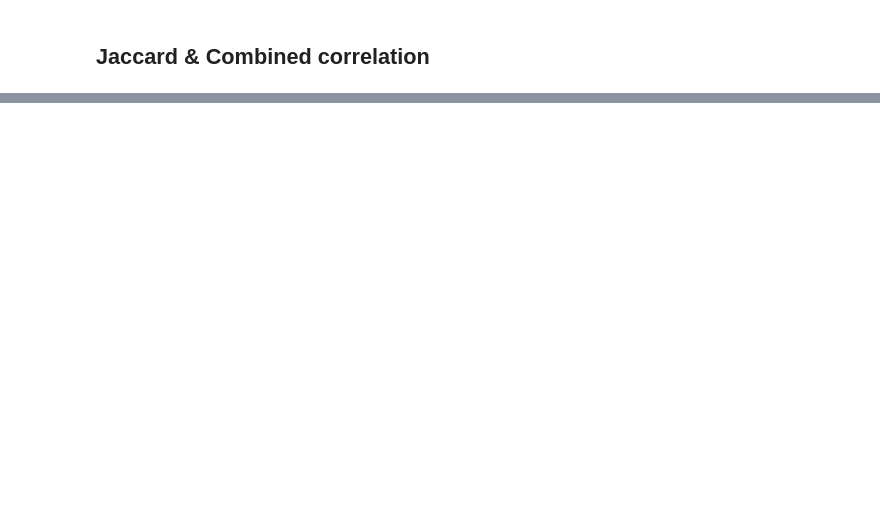
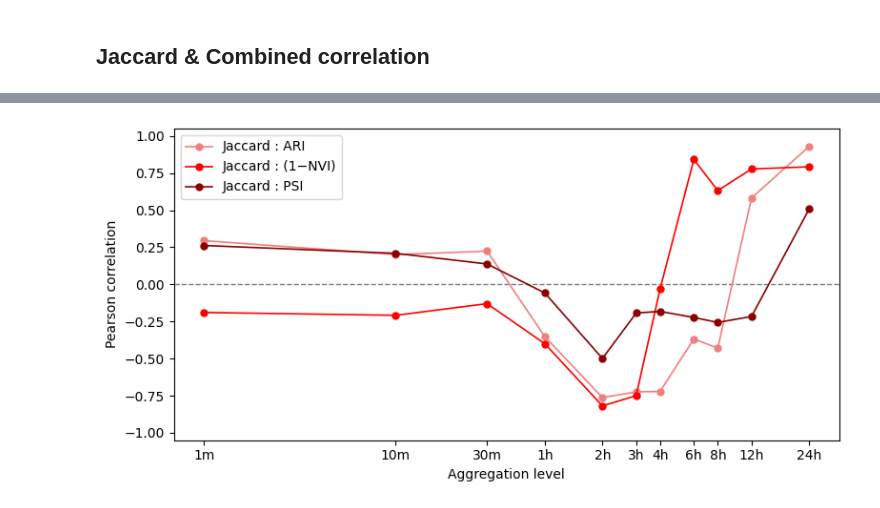
Before and after one commit to Tarun-Rajan99/MSc-Project, a Jupyter notebook: 03_working_notebooks/Phase2/combined&cross_analysis/correlation.ipynb, the cells around one changed output, grey strips where cells are left out. Drawn from its saved outputs; the diff is of its cells as text; code cells hidden in the pictures; blank space fills up the shorter version.

```diff
--- a/03_working_notebooks/Phase2/combined&cross_analysis/correlation.ipynb
+++ b/03_working_notebooks/Phase2/combined&cross_analysis/correlation.ipynb
@@ -116,0 +152,41 @@ plt.tight_layout()
+# %%
+# Pairwise correlations between Jaccard and each measure at each aggregation level
+corr_jac_ari = []
+corr_jac_vi  = []
+corr_jac_psi = []
+
+for agg_level in levels:
+    pairs = list(ARI[agg_level].keys())
+    jaccard = np.array([JACCARD[agg_level][p] for p in pairs])
+    ari = np.array([ARI[agg_level][p] for p in pairs])
+    vi  = np.array([inv_VI[agg_level][p] for p in pairs])
+    psi = np.array([PSI[agg_level][p] for p in pairs])
+
+    corr_jac_ari.append(np.corrcoef(jaccard, ari)[0, 1])
+    corr_jac_vi.append(np.corrcoef(jaccard, vi)[0, 1])
+    corr_jac_psi.append(np.corrcoef(jaccard, psi)[0, 1])
+
+corr_jac_ari = np.array(corr_jac_ari)
+corr_jac_vi  = np.array(corr_jac_vi)
+corr_jac_psi = np.array(corr_jac_psi)
+
+# Plot of correlations
+fig, ax = plt.subplots(figsize=(8, 4))
+
+ax.axhline(0, color='grey', lw=1, ls='--', zorder=1)
+
+ax.plot(agg_levels, corr_jac_ari, marker='o', ms=5, lw=1.2, label='Jaccard : ARI', color='lightcoral')
+ax.plot(agg_levels, corr_jac_vi,  marker='o', ms=5, lw=1.2, label='Jaccard : (1−NVI)', color='red')
+ax.plot(agg_levels, corr_jac_psi, marker='o', ms=5, lw=1.2, label='Jaccard : PSI', color='darkred')
+
+ax.set_xscale('log')
+ax.set_xticks(agg_levels)
+ax.set_xticklabels(['1m','10m','30m','1h','2h','3h','4h','6h','8h','12h','24h'])
+ax.minorticks_off()
+ax.set_xlabel('Aggregation level')
+ax.set_ylabel('Pearson correlation')
+ax.set_ylim(-1.05, 1.05)
+ax.legend(loc='upper left')
+plt.tight_layout()
+# %% [output]
+[figure, added]
```
Also changed, not shown: parts of 5 cells of this notebook, 1 other file.
